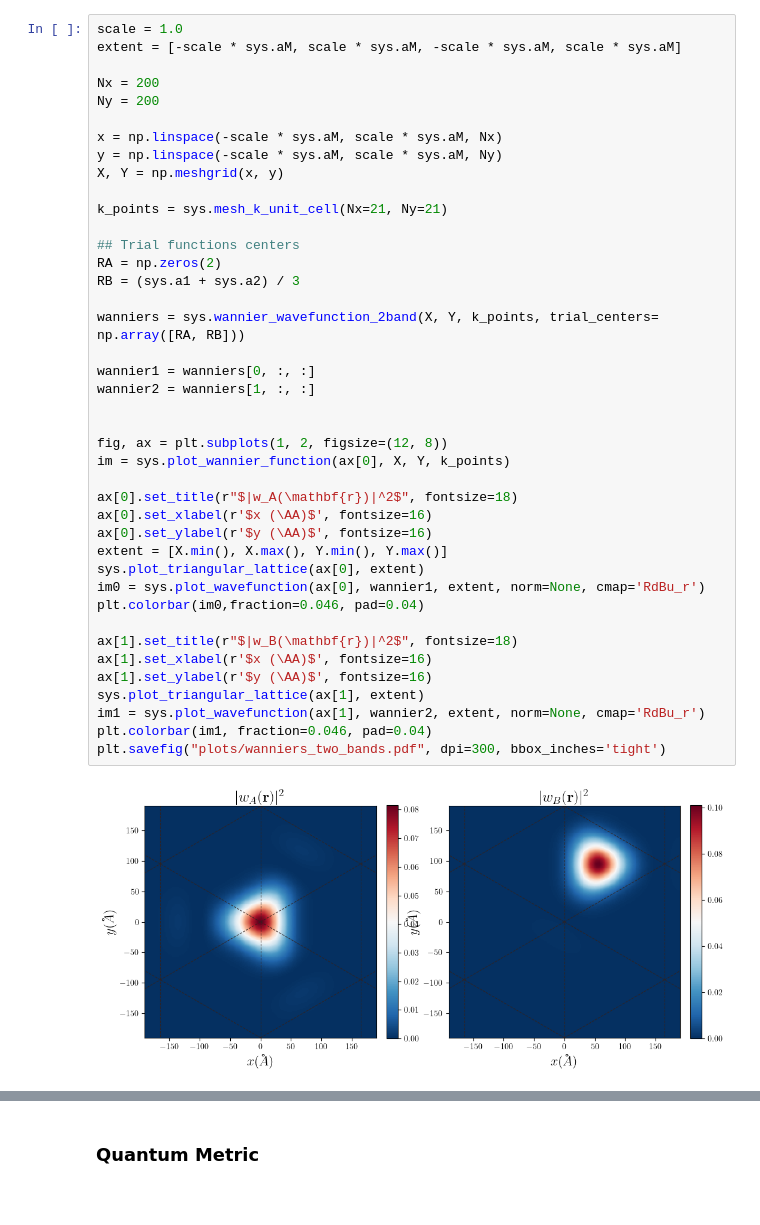
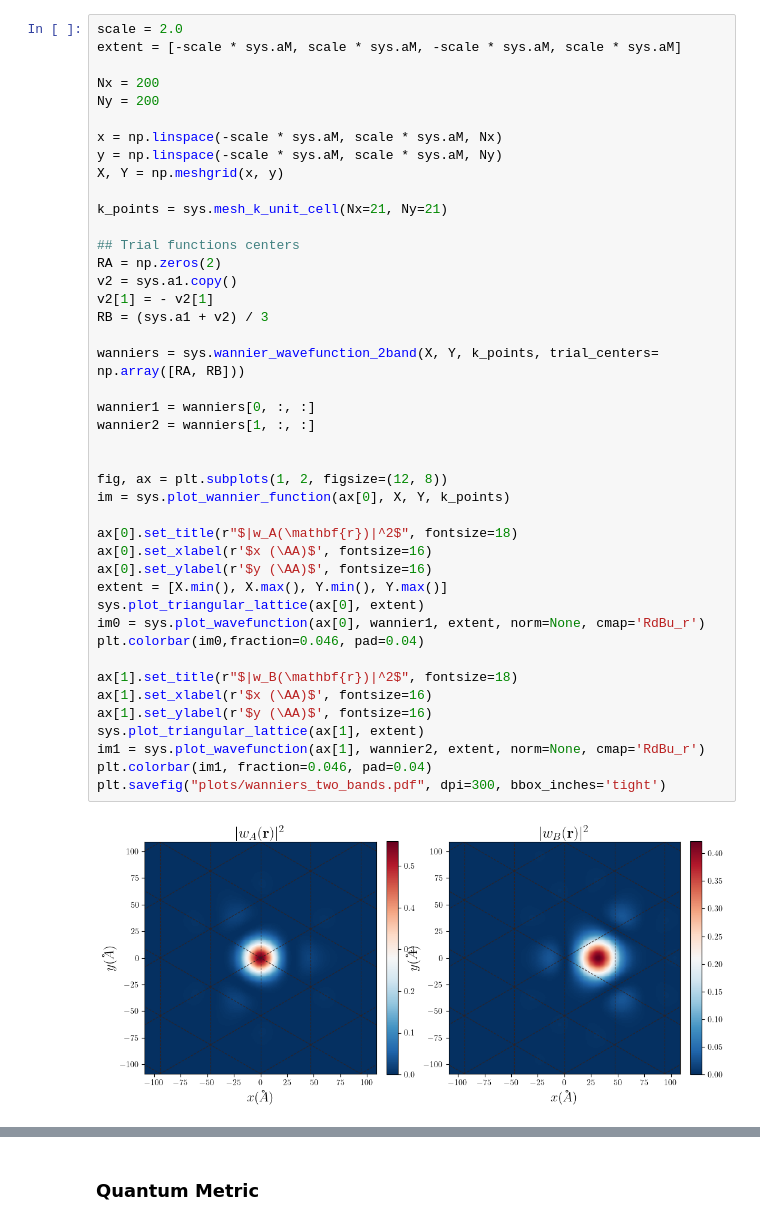
Before and after one commit to sanhq17/moire_heterobilayers, a Jupyter notebook: notebooks/wannier_two_bands.ipynb, the cells around one changed output, grey strips where cells are left out. Saved outputs shown, nothing was run; the diff lists cells and outputs as text.

```diff
--- a/notebooks/wannier_two_bands.ipynb
+++ b/notebooks/wannier_two_bands.ipynb
@@ -50,5 +69,5 @@ Text(0.5, 1.0, '$\\mathbf{R}_0 = \\left(0, a_M\\right)$')
 # %%
-scale = 1.0
+scale = 2.0
 extent = [-scale * sys.aM, scale * sys.aM, -scale * sys.aM, scale * sys.aM]
 
 Nx = 200
@@ -61,35 +80,37 @@ X, Y = np.meshgrid(x, y)
 k_points = sys.mesh_k_unit_cell(Nx=21, Ny=21)
 
 ## Trial functions centers
 RA = np.zeros(2)
-RB = (sys.a1 + sys.a2) / 3
+v2 = sys.a1.copy()
+v2[1] = - v2[1]
+RB = (sys.a1 + v2) / 3
 
 wanniers = sys.wannier_wavefunction_2band(X, Y, k_points, trial_centers= np.array([RA, RB]))
 
 wannier1 = wanniers[0, :, :]
 wannier2 = wanniers[1, :, :]
 
 
 fig, ax = plt.subplots(1, 2, figsize=(12, 8))
 im = sys.plot_wannier_function(ax[0], X, Y, k_points)
 
 ax[0].set_title(r"$|w_A(\mathbf{r})|^2$", fontsize=18)
 ax[0].set_xlabel(r'$x (\AA)$', fontsize=16)
 ax[0].set_ylabel(r'$y (\AA)$', fontsize=16)
 extent = [X.min(), X.max(), Y.min(), Y.max()]
 sys.plot_triangular_lattice(ax[0], extent)
 im0 = sys.plot_wavefunction(ax[0], wannier1, extent, norm=None, cmap='RdBu_r')
 plt.colorbar(im0,fraction=0.046, pad=0.04)
 
 ax[1].set_title(r"$|w_B(\mathbf{r})|^2$", fontsize=18)
 ax[1].set_xlabel(r'$x (\AA)$', fontsize=16)
 ax[1].set_ylabel(r'$y (\AA)$', fontsize=16)
 sys.plot_triangular_lattice(ax[1], extent)
 im1 = sys.plot_wavefunction(ax[1], wannier2, extent, norm=None, cmap='RdBu_r')
 plt.colorbar(im1, fraction=0.046, pad=0.04)
 plt.savefig("plots/wanniers_two_bands.pdf", dpi=300, bbox_inches='tight')
 # %% [output]
-[figure, old version]
+[figure, new version]
 # %%
 fig, ax = plt.subplots(1, 2, figsize=(12, 8))
 im = sys.plot_wannier_function(ax[0], X, Y, k_points)
```
Also changed, not shown: parts of 8 cells of this notebook, 9 other files.
